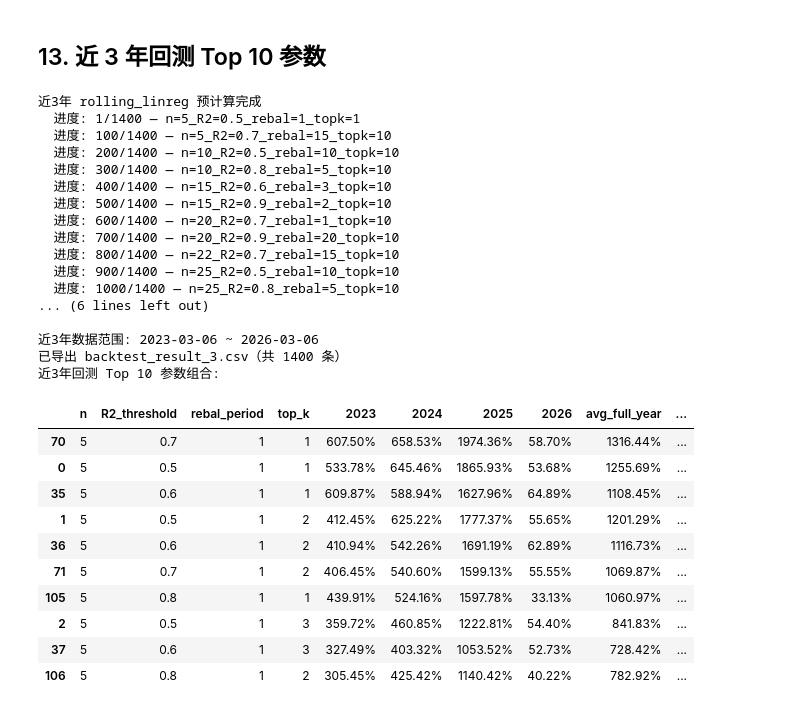
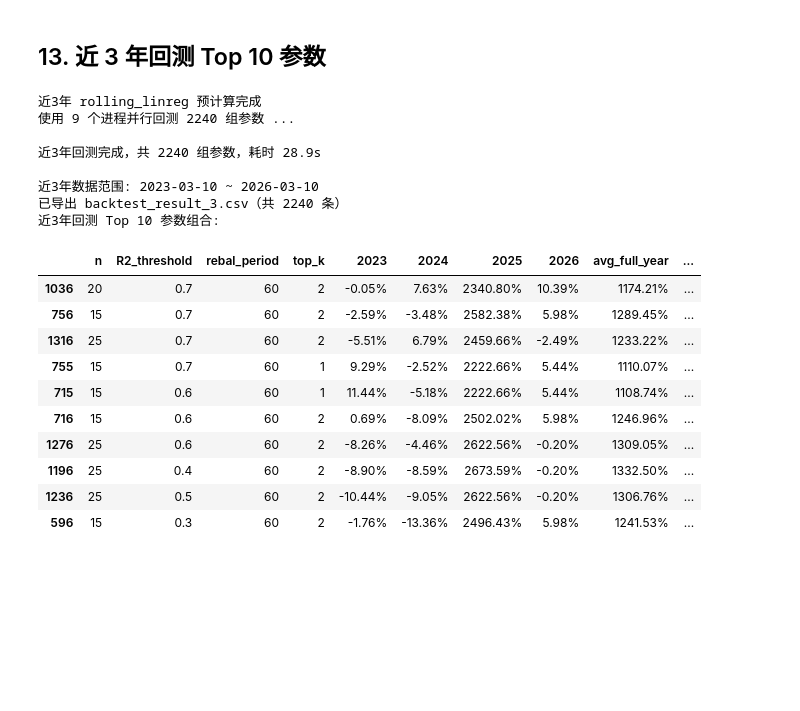
Before and after one commit to thinhunan/etf_momentum, a Jupyter notebook: momentum_backtest.ipynb, the cells around one changed output. Cells and saved outputs as stored; diff of their text form; code cells hidden in the pictures; blank space fills up the shorter version.

```diff
--- a/momentum_backtest.ipynb
+++ b/momentum_backtest.ipynb
@@ -182,9 +294,9 @@ def backtest_momentum(
 # %% [markdown]
 ## 3. 定义参数网格
 # %%
-N_LIST = [5, 10, 15, 20, 22, 25, 30, 40]      # 动量回看天数
-R2_LIST = [0.5, 0.6, 0.7, 0.8, 0.9]          # R² 阈值
-REBAL_LIST = [1, 2, 3, 5, 10, 15, 20]                  # 调仓周期（交易日）
+N_LIST = [5, 10, 15, 20, 25, 30, 40, 50]      # 动量回看天数
+R2_LIST = [0.3, 0.4, 0.5, 0.6, 0.7, 0.8, 0.9]          # R² 阈值
+REBAL_LIST = [5, 10, 15, 20, 30, 60]                  # 调仓周期（交易日）
 TOP_K_LIST = [1, 2, 3, 5, 10]                        # 每次持有 ETF 数量（网格）
 
 param_grid = list(product(N_LIST, R2_LIST, REBAL_LIST, TOP_K_LIST))
@@ -652,6 +841,7 @@ display(cand_df.head(20))
 import time as _time
 
 panel_3y = panel.loc[panel.index >= panel.index[-1] - pd.DateOffset(years=3)]
+panel_open_3y = panel_open.loc[panel_open.index >= panel_open.index[-1] - pd.DateOffset(years=3)]
 log_close_3y = np.log(panel_3y.replace(0, np.nan))
 daily_ret_3y = panel_3y.pct_change()
 
@@ -660,18 +850,12 @@ for n in N_LIST:
     linreg_cache_3y[n] = rolling_linreg(log_close_3y, n)
 print('近3年 rolling_linreg 预计算完成')
 
-results_3y = []
-t0 = _time.time()
-
-for i, (n, r2_thresh, rebal, top_k) in enumerate(param_grid):
-    label = f'n={n}_R2={r2_thresh}_rebal={rebal}_topk={top_k}'
-    if (i + 1) % 100 == 0 or i == 0:
-        print(f'  进度: {i+1}/{len(param_grid)} — {label}')
-
+# ── 多进程并行回测 ──
+def _bt_one_3y(params):
+    n, r2_thresh, rebal, top_k = params
     slope_3y, r2_3y = linreg_cache_3y[n]
     nav = backtest_momentum(slope_3y, r2_3y, daily_ret_3y, n=n,
                             r2_threshold=r2_thresh, rebal_period=rebal, top_k=top_k)
-
     years = sorted(nav.index.year.unique())
     annual_rets = {}
     for yr in years:
@@ -691,56 +875,54 @@ for i, (n, r2_thresh, rebal, top_k) in enumerate(param_grid):
     row['annualized'] = (1 + total_ret) ** (1 / n_years) - 1 if n_years > 0 else np.nan
     row['total_ret'] = total_ret
     row['max_drawdown'] = ((nav / nav.cummax()) - 1).min()
-    results_3y.append(row)
+    return row
+
+print(f'使用 {_NUM_WORKERS} 个进程并行回测 {len(param_grid)} 组参数 ...')
+t0 = _time.time()
+
+_ctx = _mp.get_context('fork')
+with _PPE(max_workers=_NUM_WORKERS, mp_context=_ctx) as executor:
+    results_3y = list(executor.map(_bt_one_3y, param_grid, chunksize=20))
 
 elapsed = _time.time() - t0
 print(f'\n近3年回测完成，共 {len(results_3y)} 组参数，耗时 {elapsed:.1f}s')
 
 result_3y_df = pd.DataFrame(results_3y)
 year_cols_3y = [c for c in result_3y_df.columns if isinstance(c, (int, np.integer))]
 fmt_cols_3y = year_cols_3y + ['avg_full_year', 'annualized', 'total_ret', 'max_drawdown']
 
 top10_3y = result_3y_df.nlargest(10, 'annualized')[
     ['n', 'R2_threshold', 'rebal_period', 'top_k'] + year_cols_3y +
     ['avg_full_year', 'annualized', 'total_ret', 'max_drawdown']
 ].copy()
 
 for c in fmt_cols_3y:
     if c in top10_3y.columns:
         top10_3y[c] = top10_3y[c].map(lambda x: f'{x:.2%}' if pd.notna(x) else '-')
 
 result_3y_df.to_csv('backtest_result_3.csv', index=False, encoding='utf-8-sig')
 
 print(f'\n近3年数据范围: {panel_3y.index[0].strftime("%Y-%m-%d")} ~ {panel_3y.index[-1].strftime("%Y-%m-%d")}')
 print(f'已导出 backtest_result_3.csv（共 {len(result_3y_df)} 条）')
 print('近3年回测 Top 10 参数组合:')
 display(top10_3y)
 # %% [output]
 近3年 rolling_linreg 预计算完成
-  进度: 1/1400 — n=5_R2=0.5_rebal=1_topk=1
-  进度: 100/1400 — n=5_R2=0.7_rebal=15_topk=10
-  进度: 200/1400 — n=10_R2=0.5_rebal=10_topk=10
-  进度: 300/1400 — n=10_R2=0.8_rebal=5_topk=10
-  进度: 400/1400 — n=15_R2=0.6_rebal=3_topk=10
-  进度: 500/1400 — n=15_R2=0.9_rebal=2_topk=10
-  进度: 600/1400 — n=20_R2=0.7_rebal=1_topk=10
-  进度: 700/1400 — n=20_R2=0.9_rebal=20_topk=10
-  进度: 800/1400 — n=22_R2=0.7_rebal=15_topk=10
-  进度: 900/1400 — n=25_R2=0.5_rebal=10_topk=10
-  进度: 1000/1400 — n=25_R2=0.8_rebal=5_topk=10
-... (6 lines left out)
+使用 9 个进程并行回测 2240 组参数 ...
 
-近3年数据范围: 2023-03-06 ~ 2026-03-06
-已导出 backtest_result_3.csv（共 1400 条）
+近3年回测完成，共 2240 组参数，耗时 28.9s
+
+近3年数据范围: 2023-03-10 ~ 2026-03-10
+已导出 backtest_result_3.csv（共 2240 条）
 近3年回测 Top 10 参数组合:
 |  | n | R2_threshold | rebal_period | top_k | 2023 | 2024 | 2025 | 2026 | avg_full_year | ... |
-| 70 | 5 | 0.7 | 1 | 1 | 607.50% | 658.53% | 1974.36% | 58.70% | 1316.44% | ... |
-| 0 | 5 | 0.5 | 1 | 1 | 533.78% | 645.46% | 1865.93% | 53.68% | 1255.69% | ... |
-| 35 | 5 | 0.6 | 1 | 1 | 609.87% | 588.94% | 1627.96% | 64.89% | 1108.45% | ... |
-| 1 | 5 | 0.5 | 1 | 2 | 412.45% | 625.22% | 1777.37% | 55.65% | 1201.29% | ... |
-| 36 | 5 | 0.6 | 1 | 2 | 410.94% | 542.26% | 1691.19% | 62.89% | 1116.73% | ... |
-| 71 | 5 | 0.7 | 1 | 2 | 406.45% | 540.60% | 1599.13% | 55.55% | 1069.87% | ... |
-| 105 | 5 | 0.8 | 1 | 1 | 439.91% | 524.16% | 1597.78% | 33.13% | 1060.97% | ... |
-| 2 | 5 | 0.5 | 1 | 3 | 359.72% | 460.85% | 1222.81% | 54.40% | 841.83% | ... |
-| 37 | 5 | 0.6 | 1 | 3 | 327.49% | 403.32% | 1053.52% | 52.73% | 728.42% | ... |
-| 106 | 5 | 0.8 | 1 | 2 | 305.45% | 425.42% | 1140.42% | 40.22% | 782.92% | ... |
+| 1036 | 20 | 0.7 | 60 | 2 | -0.05% | 7.63% | 2340.80% | 10.39% | 1174.21% | ... |
+| 756 | 15 | 0.7 | 60 | 2 | -2.59% | -3.48% | 2582.38% | 5.98% | 1289.45% | ... |
+| 1316 | 25 | 0.7 | 60 | 2 | -5.51% | 6.79% | 2459.66% | -2.49% | 1233.22% | ... |
+| 755 | 15 | 0.7 | 60 | 1 | 9.29% | -2.52% | 2222.66% | 5.44% | 1110.07% | ... |
+| 715 | 15 | 0.6 | 60 | 1 | 11.44% | -5.18% | 2222.66% | 5.44% | 1108.74% | ... |
+| 716 | 15 | 0.6 | 60 | 2 | 0.69% | -8.09% | 2502.02% | 5.98% | 1246.96% | ... |
+| 1276 | 25 | 0.6 | 60 | 2 | -8.26% | -4.46% | 2622.56% | -0.20% | 1309.05% | ... |
+| 1196 | 25 | 0.4 | 60 | 2 | -8.90% | -8.59% | 2673.59% | -0.20% | 1332.50% | ... |
+| 1236 | 25 | 0.5 | 60 | 2 | -10.44% | -9.05% | 2622.56% | -0.20% | 1306.76% | ... |
+| 596 | 15 | 0.3 | 60 | 2 | -1.76% | -13.36% | 2496.43% | 5.98% | 1241.53% | ... |
```
Also changed, not shown: parts of 19 cells of this notebook.
